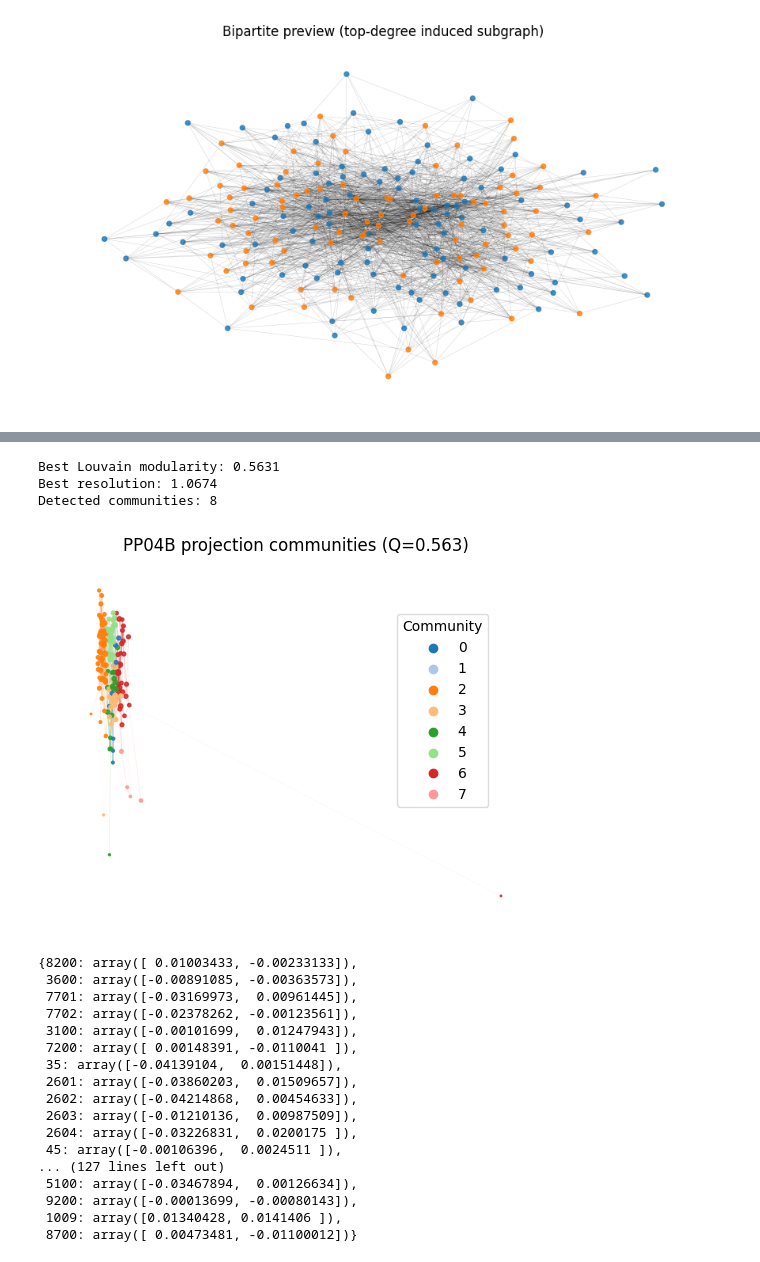
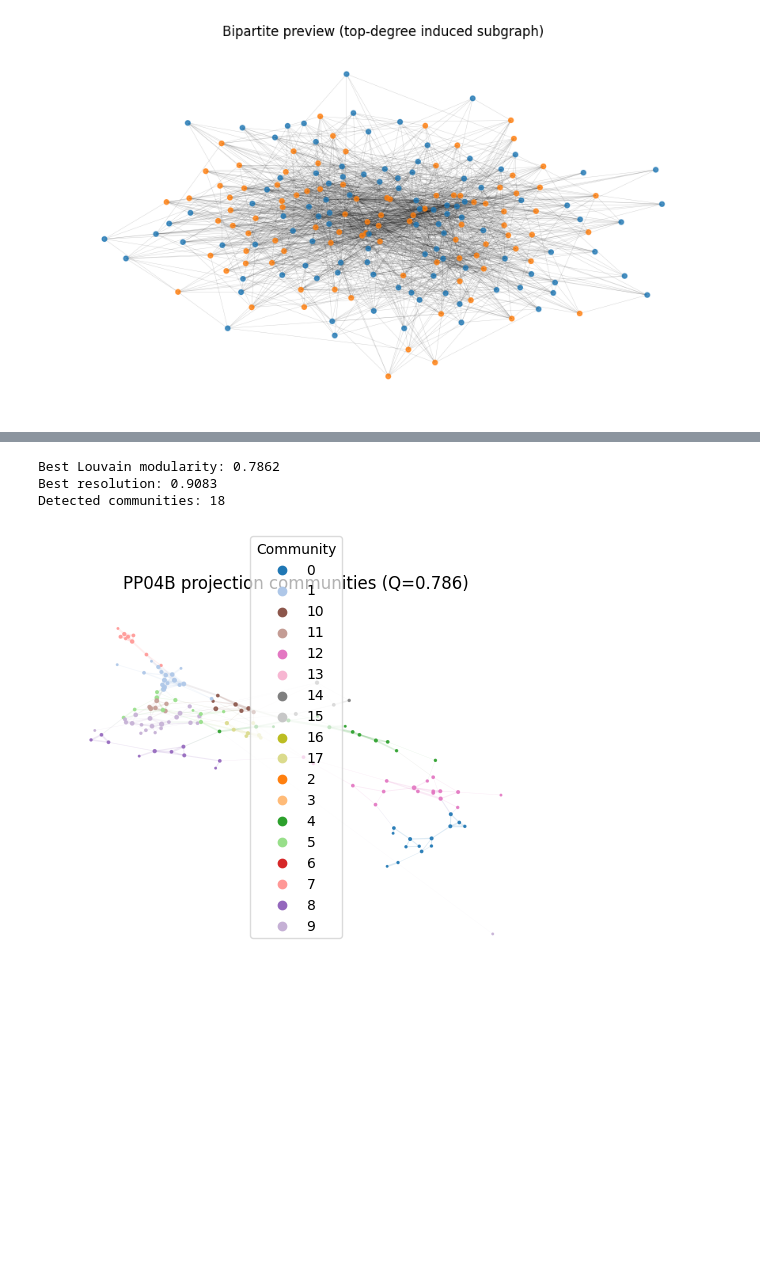
Before and after one commit to aaronbernal28/labor_market_structure_arg, a Jupyter notebook: notebooks/eph_data.ipynb, the cells around one changed output, grey strips where cells are left out. Cells and saved outputs as stored; diff of their text form; code cells hidden in the pictures; blank space fills up the shorter version.

```diff
--- a/notebooks/eph_data.ipynb
+++ b/notebooks/eph_data.ipynb
@@ -142,7 +175,7 @@ P_pp04b = gc.generic_weighted_projected_graph(
 	weight_function=gc.weighted_hidalgo_weight,
 )
 
-alpha = 0.05
+alpha = 0.0046
 P_pp04b_048 = gc.disparity_filter_backbone(P_pp04b, alpha=alpha)
 
 print(f"Projection nodes (alpha={alpha}): {P_pp04b_048.number_of_nodes()}")
@@ -151,7 +184,7 @@ print(f"Projection edges (alpha={alpha}): {P_pp04b_048.number_of_edges()}")
 if P_pp04b_048.number_of_nodes() == 0:
 	raise ValueError("Projection is empty after filtering. Try a higher alpha.")
 
-pos_048 = gc.get_projection_positions(P_pp04b_048, seed=45, method="energy")
+pos_048 = gc.get_projection_positions(P_pp04b_048, seed=45, method="energy", spring_layout_iterations=50)
 degrees_048 = dict(P_pp04b_048.degree())
 
 P_pp04b_048_aux = max(
@@ -183,51 +216,36 @@ partition, modularity_score, best_resolution = comm.best_louvain_partition_rando
 	P_pp04b_048,
 	seed=45,
 	n_samples=25,
 	min_resolution=0.5,
 	max_resolution=3.0,
 )
 
 print(f"Best Louvain modularity: {modularity_score:.4f}")
 print(f"Best resolution: {best_resolution:.4f}")
 print(f"Detected communities: {len(set(partition.values()))}")
 
 community_ids = sorted(set(partition.values()))
 cmap = plt.colormaps["tab20"]
 group_color_map = {comm_id: cmap(i % 20) for i, comm_id in enumerate(community_ids)}
 
 pl.plot_projection_by_group(
 	P_pp04b_048,
 	group_map=partition,
 	group_color_map=group_color_map,
 	title=f"PP04B projection communities (Q={modularity_score:.3f})",
 	legend_title="Community",
 	save=False,
 	pos=pos_048,
 	node_size_map=degrees_048,
 	factor_node_size=1.2,
 	node_size_exponent=0.8,
 	edge_alpha=0.15,
 	node_alpha=0.85,
 )
+
+nx.write_gexf(P_pp04b_048, "../data/graphs/pp04b_projection_048.gexf")
 # %% [output]
-Best Louvain modularity: 0.5631
-Best resolution: 1.0674
-Detected communities: 8
+Best Louvain modularity: 0.7862
+Best resolution: 0.9083
+Detected communities: 18
-[figure, old version]
+[figure, new version]
-{8200: array([ 0.01003433, -0.00233133]),
- 3600: array([-0.00891085, -0.00363573]),
- 7701: array([-0.03169973,  0.00961445]),
- 7702: array([-0.02378262, -0.00123561]),
- 3100: array([-0.00101699,  0.01247943]),
- 7200: array([ 0.00148391, -0.0110041 ]),
- 35: array([-0.04139104,  0.00151448]),
- 2601: array([-0.03860203,  0.01509657]),
- 2602: array([-0.04214868,  0.00454633]),
- 2603: array([-0.01210136,  0.00987509]),
- 2604: array([-0.03226831,  0.0200175 ]),
- 45: array([-0.00106396,  0.0024511 ]),
-... (127 lines left out)
- 5100: array([-0.03467894,  0.00126634]),
- 9200: array([-0.00013699, -0.00080143]),
- 1009: array([0.01340428, 0.0141406 ]),
- 8700: array([ 0.00473481, -0.01100012])}
```
Also changed, not shown: parts of 7 cells of this notebook.
